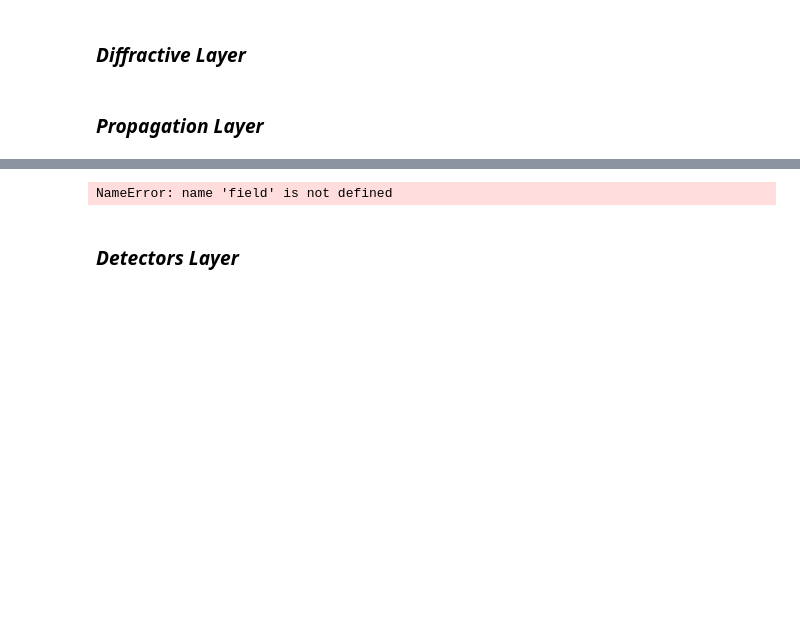
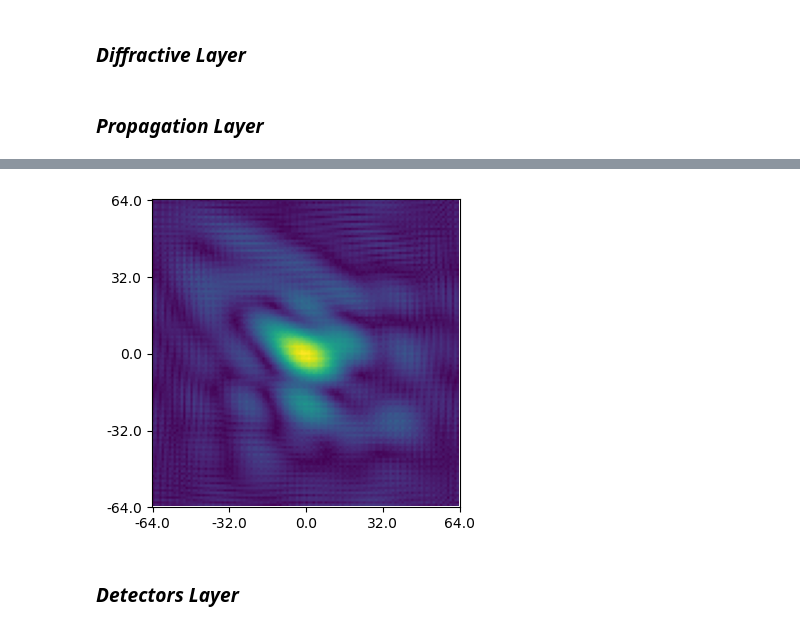
Before and after one commit to Loli-Eternally/D2NN-with-Pytorch, a Jupyter notebook: D2NN-plus.ipynb, the cells around one changed output, grey strips where cells are left out. Saved outputs shown, nothing was run; the diff lists cells and outputs as text; code cells hidden in the pictures; blank space fills up the shorter version.

```diff
--- a/D2NN-plus.ipynb
+++ b/D2NN-plus.ipynb
@@ -193,28 +205,26 @@ ax3.sharey(ax1)
-# %%
-# 送入相位板
-class Diffractive_Layer(torch.nn.Module):
-    # 观察样本经过空间衍射传播的变化
-    def __init__(self):
-        super(Diffractive_Layer, self).__init__() # 初始化父类
-        self.N_pixels = 64
-
-    def forward(self, E0):
-        E_input = transforms.Resize([self.N_pixels, self.N_pixels])(E0.unsqueeze(0)).squeeze()
-        output = Diffractive(N_mesh = self.N_pixels)
-        E_output = output(E_input)
-        return E_output
+# %%
+# 送入相位板
+class Diffractive_Layer(torch.nn.Module):
+    # 观察样本经过空间衍射传播的变化
+    def __init__(self):
+        super(Diffractive_Layer, self).__init__() # 初始化父类
+        self.N_pixels = 128
+
+    def forward(self, E0):
+        with torch.enable_grad():
+            E_output = Diffractive(N_mesh = self.N_pixels)(E0)
+        return E_output
 # %%
-# 查看batch最后一个图片经过相位板后的结果
+# 查看batch最后一个图片经过零相位板后的结果
 model = Diffractive_Layer().to(device)
-E_output = model(field)
-E_output = transforms.Resize([N_mesh, N_mesh])(E_output)
-XY_field = torch.abs(E_output.squeeze()).cpu().numpy()[-1]
+E_output = model(field[-1])
+XY_field = torch.abs(E_output).cpu().numpy()[-1]
 ax = plt.subplot()
 ax.imshow(XY_field)
 ax.sharex(ax1)
 ax.sharey(ax1)
 # %% [output]
-NameError: name 'field' is not defined
+[figure, added]
 # %% [markdown]
 ### ***Detectors Layer***
 # %%
```
Also changed, not shown: parts of 36 cells of this notebook.
